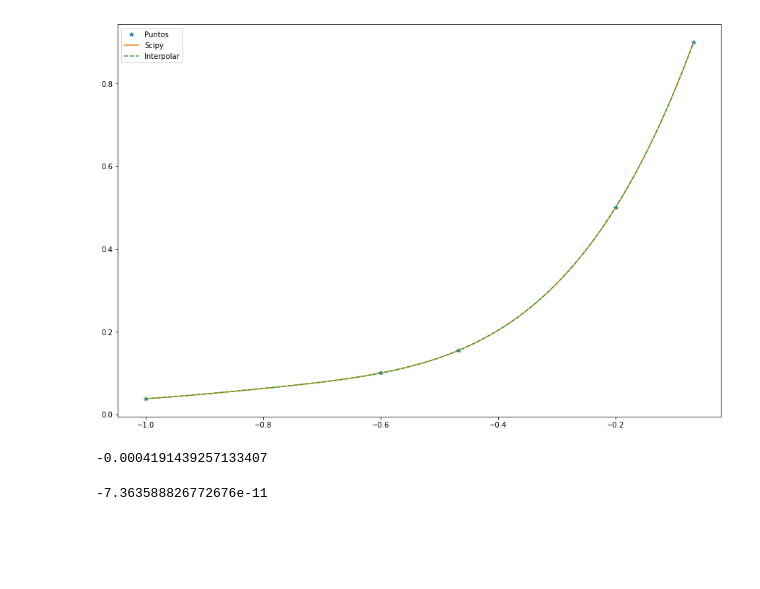
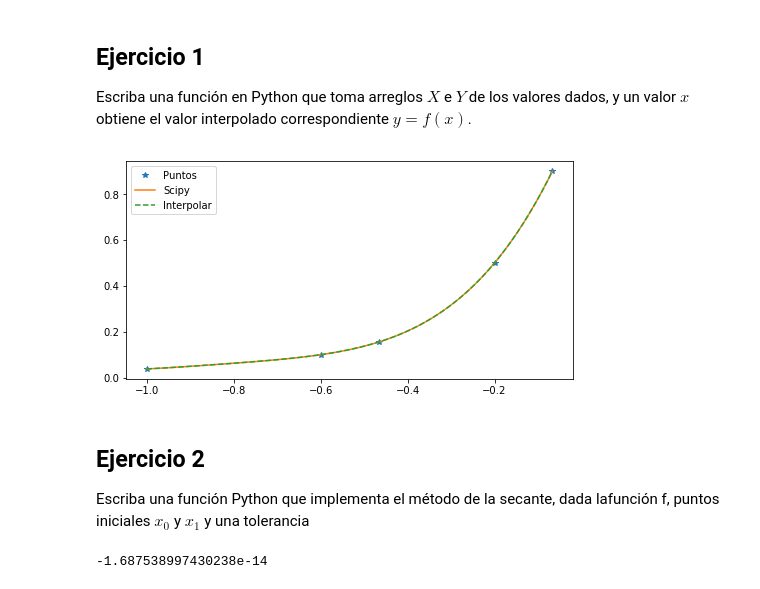
Before and after one commit to sborquez/INF-221-2018-1-, a Jupyter notebook: Tarea1/codigos/tarea1Sandbox.ipynb, the cells around one changed output. Cells and saved outputs as stored; diff of their text form; code cells hidden in the pictures; blank space fills up the shorter version.

```diff
--- a/Tarea1/codigos/tarea1Sandbox.ipynb
+++ b/Tarea1/codigos/tarea1Sandbox.ipynb
@@ -7,6 +7,9 @@ from scipy import interpolate
 # %%
 X = np.array([-1.000, -.600, -.467, -.200, -.067])
 Y = np.array([  .038,  .100,  .155,  .500,  .900])
+# %% [markdown]
+## Ejercicio 1
+ Escriba una función en Python que toma arreglos $X$ e $Y$ de los valores dados, y un valor $x$ obtiene el valor interpolado correspondiente $y = f(x)$.
 # %%
 def interpolar(x, X, Y):
     # Para cada j en [0,n]
@@ -35,18 +38,22 @@ def interpolar(x, X, Y):
 # %%
 f = interpolate.BarycentricInterpolator(X, Y)
 F = interpolar
 
 nX = np.linspace(-1.001,-0.06701,num=100)
 nY = f(nX)
 
 mY = np.array([F(x, X, Y) for x in nX if x not in X])
 
-plt.figure(figsize=(15, 10))
+plt.figure(figsize=(8, 4))
 plt.plot(X,Y, "*", nX,nY, "-", nX, mY, "--")
 plt.legend(["Puntos", "Scipy", "Interpolar"])
 plt.show()
 # %% [output]
-[figure, old version]
+[figure, new version]
+# %% [markdown]
+## Ejercicio 2
+
+Escriba una función Python que implementa el método de la secante, dada lafunción f, puntos iniciales $x_0$ y $x_1$ y una tolerancia
 # %%
 def secMethod(f, x0, x1, epsilon):
     x2 = x1
@@ -64,10 +71,7 @@ def secMethod(f, x0, x1, epsilon):
         x0, x1 = x1, x2
     return x2
 # %%
-secMethod(lambda x: x**3, -2.0, 6.0, 1E-10)
+xs = secMethod(lambda x: x**3 + 2, 0, 3, 1E-10)
+xs**3 + 2
 # %% [output]
--0.0004191439257133407
+-1.687538997430238e-14
-# %%
-_93**3
-# %% [output]
--7.363588826772676e-11
```
Also changed, not shown: parts of 6 cells of this notebook, 1 other file.
